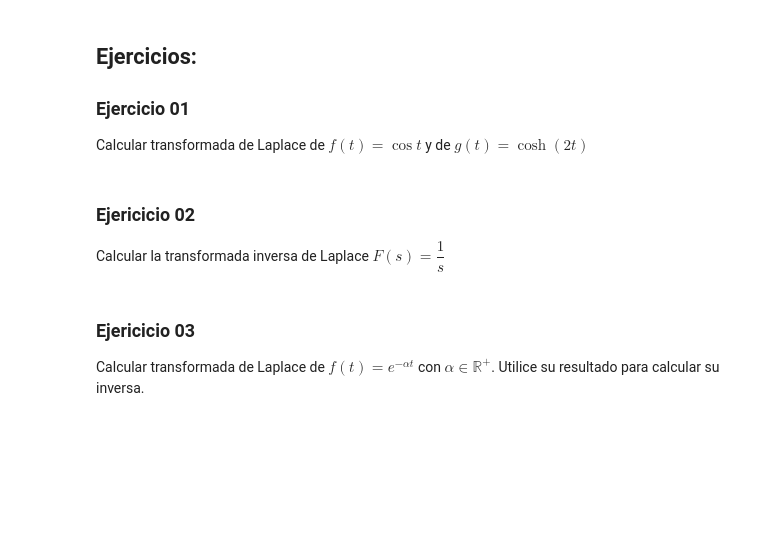
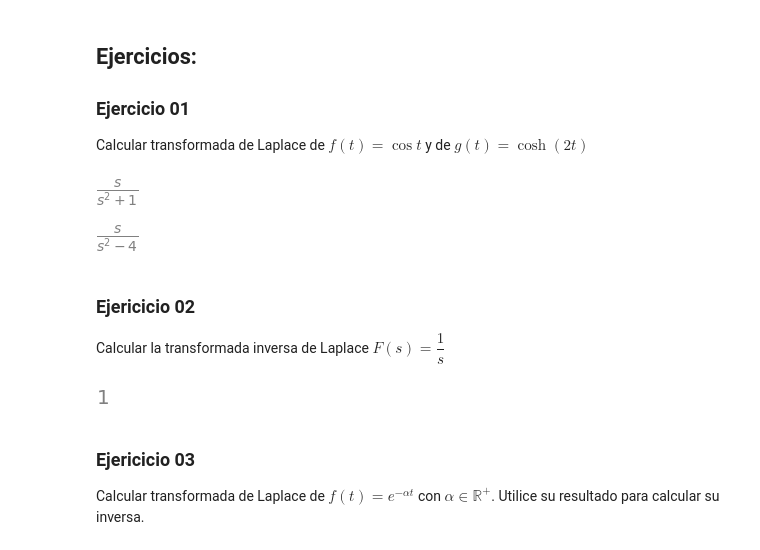
Before and after one commit to NelsonCereno/EDO_LAB, a Jupyter notebook: EDO/Clase 05 Transformada de Laplace.ipynb, the cells around one changed output. Saved outputs shown, nothing was run; the diff lists cells and outputs as text; code cells hidden in the pictures; blank space fills up the shorter version.

```diff
--- a/EDO/Clase 05 Transformada de Laplace.ipynb
+++ b/EDO/Clase 05 Transformada de Laplace.ipynb
@@ -24,7 +24,7 @@ import matplotlib.pyplot as plt
 from sympy import integrate, init_printing #importamos paquete para integrar
 
 # definimos algunos objetos con los que queremos trabajar.
-t, s = sp.symbols('t, s', positive = True) #símbolos
+t, s = sp.symbols('t, s', positive = True, real=True) #símbolos
 a = sp.symbols('a', real=True, positive=True) #símbolo real positivo
 
 #definimos la función con la que queremos trabajar
@@ -115,9 +117,24 @@ laplace_transform(f_sin, t, s, noconds=True)
 ### Ejercicio 01
 
 Calcular transformada de Laplace de $f(t)=\cos t$ y de $g(t)=\cosh(2t)$
+# %%
+f_cos = sp.cos(t)
+laplace_transform(f_cos, t, s, noconds=True)
+# %% [output]
+[figure, added]
+# %%
+f_cosh = sp.cosh(2*t)
+laplace_transform(f_cosh, t, s, noconds=True)
+# %% [output]
+[figure, added]
 # %% [markdown]
 ### Ejericicio 02
 Calcular la transformada inversa de Laplace $F(s)= \dfrac{1}{s}$
+# %%
+F = 1/s
+sp.inverse_laplace_transform(F, s, t)
+# %% [output]
+[figure, added]
 # %% [markdown]
 ### Ejericicio 03
 
```
Also changed, not shown: parts of 7 cells of this notebook, 1 other file.
